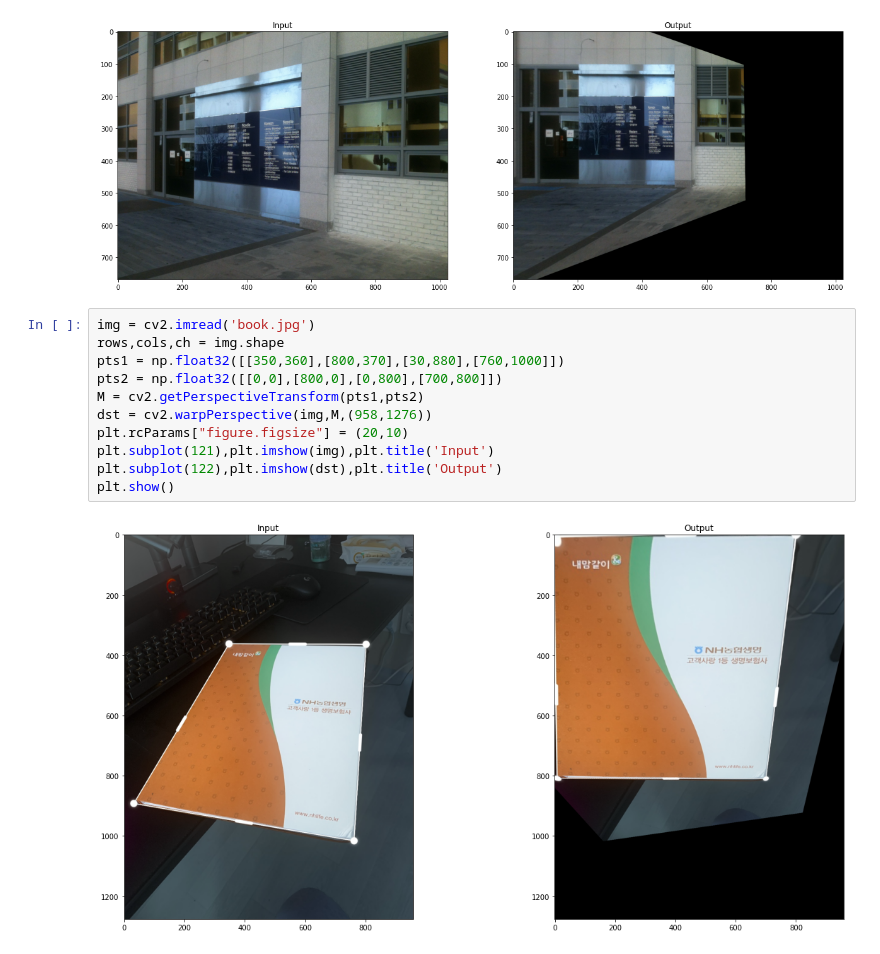
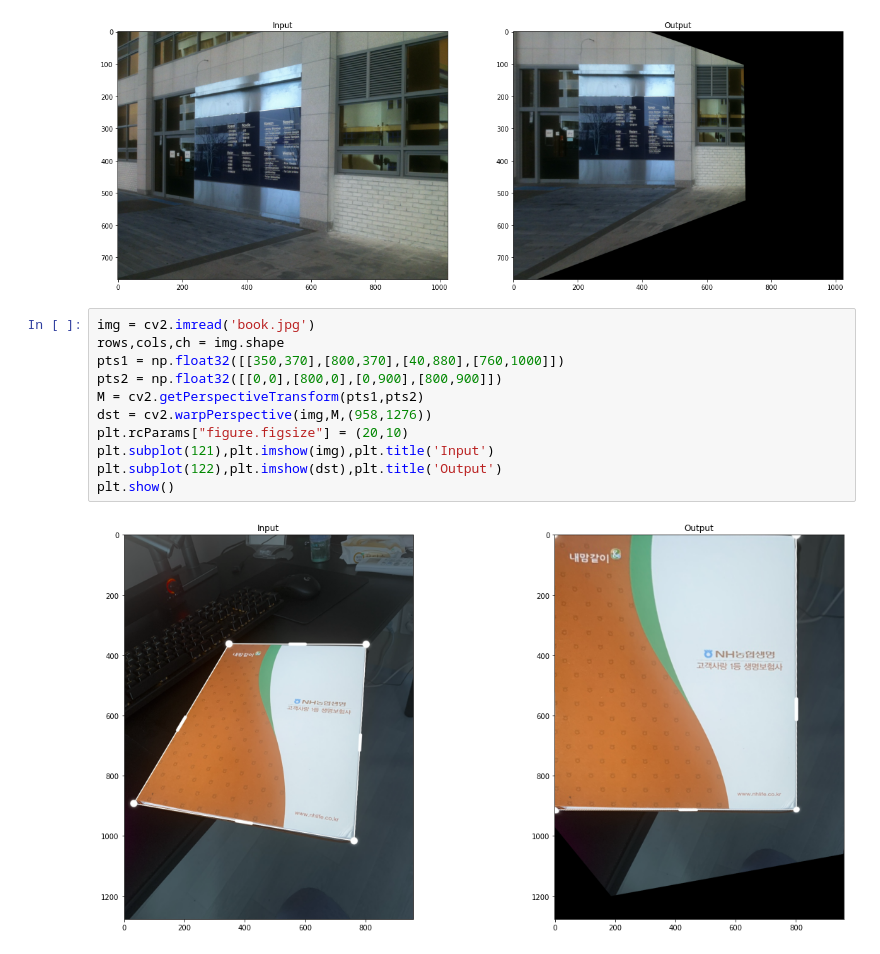
Before and after one commit to frog8585/ComputerVision20212, a Jupyter notebook: HomeWork4.ipynb, the cells around one changed output. Drawn from its saved outputs; the diff is of its cells as text.

```diff
--- a/HomeWork4.ipynb
+++ b/HomeWork4.ipynb
@@ -27,13 +27,13 @@ plt.show()
 # %%
 img = cv2.imread('book.jpg')
 rows,cols,ch = img.shape
-pts1 = np.float32([[350,360],[800,370],[30,880],[760,1000]])
-pts2 = np.float32([[0,0],[800,0],[0,800],[700,800]])
+pts1 = np.float32([[350,370],[800,370],[40,880],[760,1000]])
+pts2 = np.float32([[0,0],[800,0],[0,900],[800,900]])
 M = cv2.getPerspectiveTransform(pts1,pts2)
 dst = cv2.warpPerspective(img,M,(958,1276))
 plt.rcParams["figure.figsize"] = (20,10)
 plt.subplot(121),plt.imshow(img),plt.title('Input')
 plt.subplot(122),plt.imshow(dst),plt.title('Output')
 plt.show()
 # %% [output]
-[figure, old version]
+[figure, new version]
```
